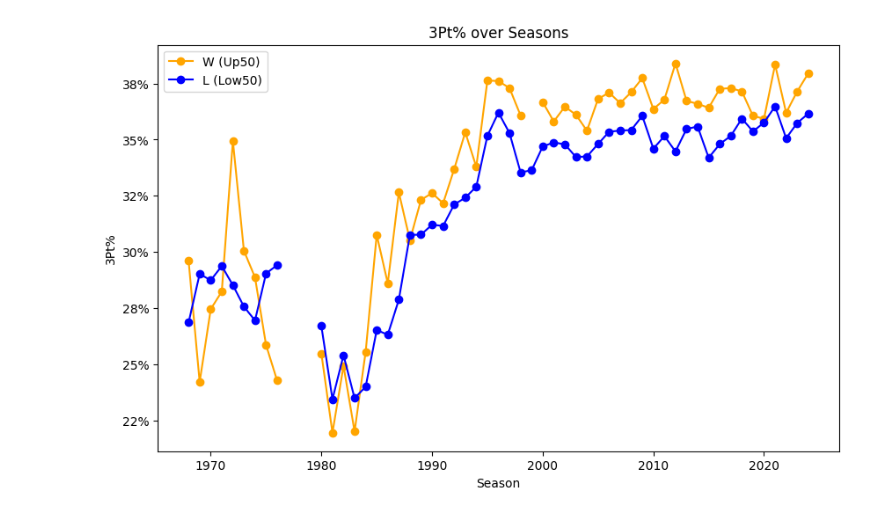
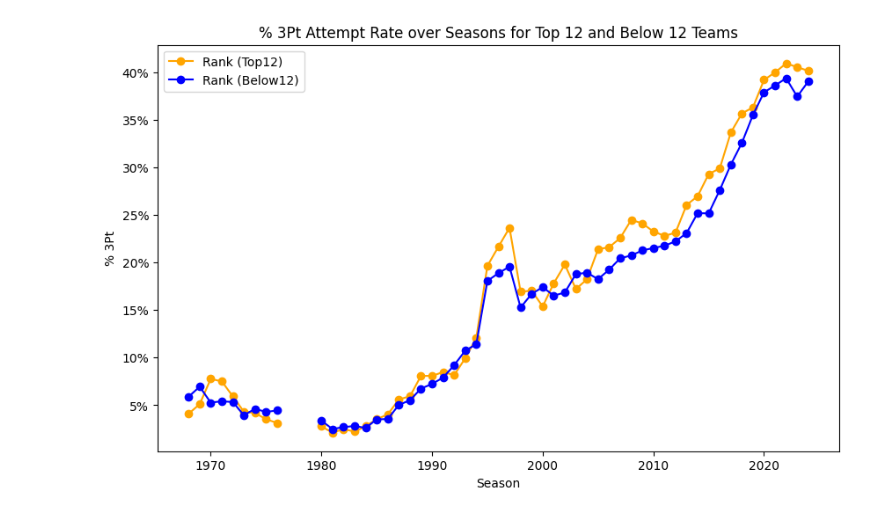
Before and after one commit to Artty02/NBA, a Jupyter notebook: DADS5001_Project.ipynb, the cells around one changed output. Saved outputs shown, nothing was run; the diff lists cells and outputs as text; code cells hidden in the pictures.

```diff
--- a/DADS5001_Project.ipynb
+++ b/DADS5001_Project.ipynb
@@ -95,36 +3,42 @@ plt.show()
-# %%
-# Re-create 'W>50' based on wins ('w') column from df
-df['W>50'] = df['w'].apply(lambda x: 'Up50' if x >= 50 else 'Low50')
-
-# Now merge again
-df_merged = pd.merge(df_new, df[['team', 'season', 'W>50']], on=['team', 'season'], how='left')
-
-# Group by 'season' and 'W>50', and calculate the mean of 'x3p_percent' for each group
-df_grouped_percent = df_merged.groupby(['season', 'W>50'])['x3p_percent'].mean().unstack()
-
-# Plot the graph for 'x3p_percent' based on the W>50 column from the original data
-plt.figure(figsize=(10, 6))
-
-# Plot for teams with W>50 (Up50)
-if 'Up50' in df_grouped_percent.columns:
-    plt.plot(df_grouped_percent.index, df_grouped_percent['Up50'], label='W (Up50)', color='orange', marker='o')
-
-# Plot for teams with W<50 (Low50)
-if 'Low50' in df_grouped_percent.columns:
-    plt.plot(df_grouped_percent.index, df_grouped_percent['Low50'], label='L (Low50)', color='blue', marker='o')
-
-# Setting labels and title
-plt.xlabel('Season')
-plt.ylabel('3Pt%')
-plt.title('3Pt% over Seasons')
-
-# Adjust Y-axis to show percentage
-plt.gca().yaxis.set_major_formatter(plt.FuncFormatter(lambda x, _: f'{x*100:.0f}%'))
-
-# Adding the legend
-plt.legend()
-
-# Show the plot
-plt.show()
-# %% [output]
-[figure, removed]
+# %%
+import pandas as pd
+import matplotlib.pyplot as plt
+
+# โหลดไฟล์ CSV
+team_summaries_df = pd.read_csv('Team Summaries.csv')
+
+# สร้างคอลัมน์ 'rank' โดยการจัดอันดับทีมตามจำนวนชนะ 'w' (จากมากไปน้อย)
+team_summaries_df['rank'] = team_summaries_df.groupby('season')['w'].rank(ascending=False)
+
+# เพิ่มคอลัมน์ใหม่ 'Rank<12' โดยการแบ่งทีมเป็น Top 12 และ Below 12
+team_summaries_df['Rank<12'] = team_summaries_df['rank'].apply(lambda x: 'Top12' if x <= 12 else 'Below12')
+
+# จัดกลุ่มข้อมูลตาม 'season' และ 'Rank<12' และคำนวณค่าเฉลี่ยของ 'x3p_ar' สำหรับกลุ่ม Top12 และ Below12
+df_grouped_rank12 = team_summaries_df.groupby(['season', 'Rank<12'])['x3p_ar'].mean().unstack()
+
+# สร้างกราฟ
+plt.figure(figsize=(10, 6))
+
+# Plotting สำหรับทีม Top 12
+if 'Top12' in df_grouped_rank12.columns:
+    plt.plot(df_grouped_rank12.index, df_grouped_rank12['Top12'], label='Rank (Top12)', color='orange', marker='o')
+
+# Plotting สำหรับทีม Below 12
+if 'Below12' in df_grouped_rank12.columns:
+    plt.plot(df_grouped_rank12.index, df_grouped_rank12['Below12'], label='Rank (Below12)', color='blue', marker='o')
+
+# ตั้งชื่อแกน X, Y และชื่อกราฟ
+plt.xlabel('Season')
+plt.ylabel('% 3Pt')
+plt.title('% 3Pt Attempt Rate over Seasons for Top 12 and Below 12 Teams')
+
+# ปรับแกน Y ให้แสดงเป็นเปอร์เซ็นต์
+plt.gca().yaxis.set_major_formatter(plt.FuncFormatter(lambda x, _: f'{x*100:.0f}%'))
+
+# เพิ่มคำอธิบายกราฟ
+plt.legend()
+
+# แสดงกราฟ
+plt.show()
+# %% [output]
+[figure, added]
```
Also changed, not shown: parts of 36 cells of this notebook.
